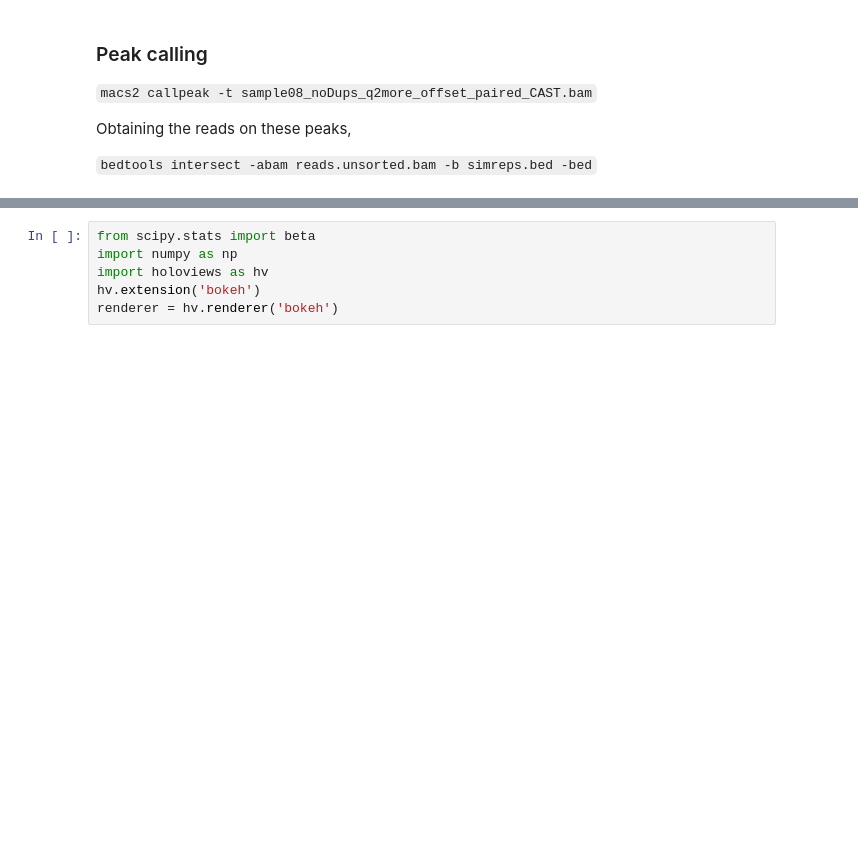
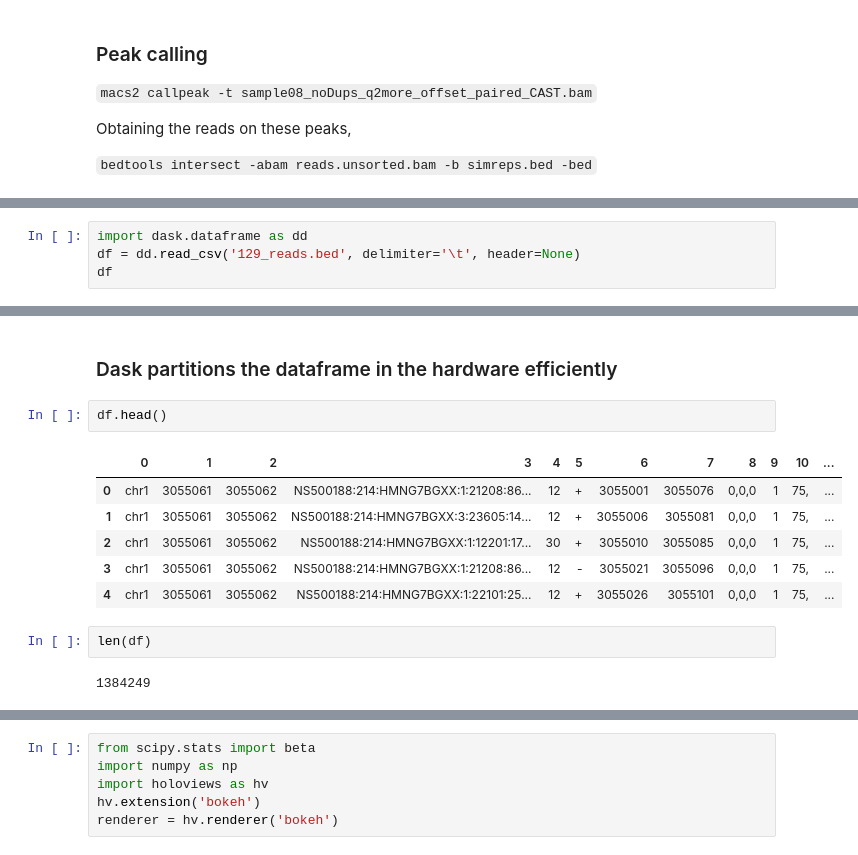
Before and after one commit to KristerJazz/mhpc_thesis, a Jupyter notebook: Progress.ipynb, the cells around one changed output, grey strips where cells are left out. Cells and saved outputs as stored; diff of their text form; blank space fills up the shorter version.

```diff
--- a/Progress.ipynb
+++ b/Progress.ipynb
@@ -46,0 +47,4 @@ Obtaining the reads on these peaks,
+# %%
+import dask.dataframe as dd
+df = dd.read_csv('129_reads.bed', delimiter='\t', header=None)
+df
@@ -46,0 +60,15 @@ Obtaining the reads on these peaks,
+# %% [markdown]
+### Dask partitions the dataframe in the hardware efficiently
+# %%
+df.head()
+# %% [output]
+|  | 0 | 1 | 2 | 3 | 4 | 5 | 6 | 7 | 8 | 9 | 10 | ... |
+| 0 | chr1 | 3055061 | 3055062 | NS500188:214:HMNG7BGXX:1:21208:86... | 12 | + | 3055001 | 3055076 | 0,0,0 | 1 | 75, | ... |
+| 1 | chr1 | 3055061 | 3055062 | NS500188:214:HMNG7BGXX:3:23605:14... | 12 | + | 3055006 | 3055081 | 0,0,0 | 1 | 75, | ... |
+| 2 | chr1 | 3055061 | 3055062 | NS500188:214:HMNG7BGXX:1:12201:17... | 30 | + | 3055010 | 3055085 | 0,0,0 | 1 | 75, | ... |
+| 3 | chr1 | 3055061 | 3055062 | NS500188:214:HMNG7BGXX:1:21208:86... | 12 | - | 3055021 | 3055096 | 0,0,0 | 1 | 75, | ... |
+| 4 | chr1 | 3055061 | 3055062 | NS500188:214:HMNG7BGXX:1:22101:25... | 12 | + | 3055026 | 3055101 | 0,0,0 | 1 | 75, | ... |
+# %%
+len(df)
+# %% [output]
+1384249
```
Also changed, not shown: parts of 9 cells of this notebook, 3 other files.
